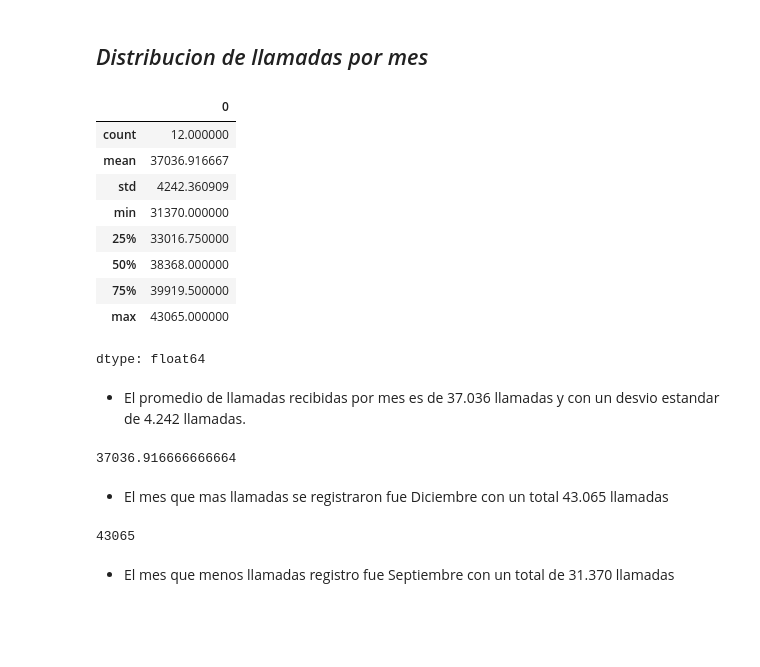
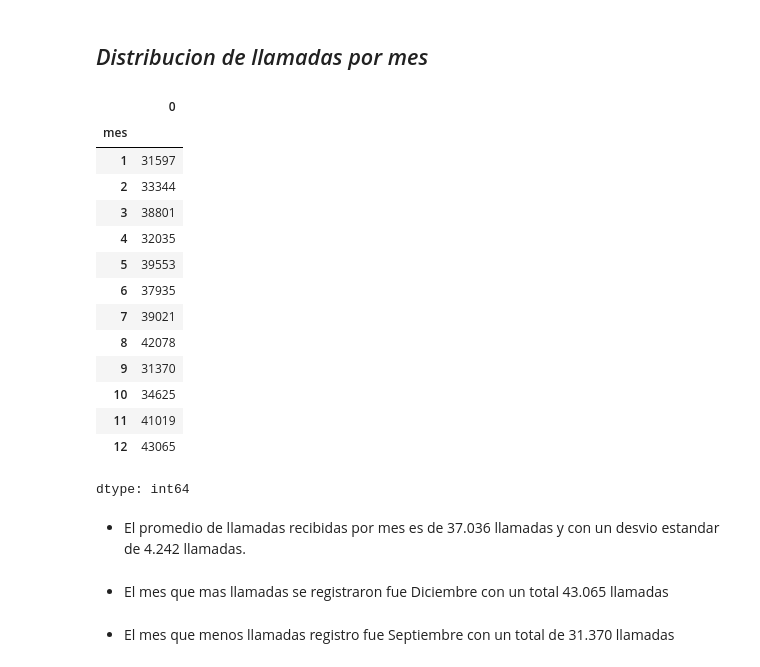
Before and after one commit to juangarcesco/metricas-call-canter, a Jupyter notebook: PRUEBA_CALL_CENTER.ipynb, the cells around one changed output. Cells and saved outputs as stored; diff of their text form; code cells hidden in the pictures; blank space fills up the shorter version.

```diff
--- a/PRUEBA_CALL_CENTER.ipynb
+++ b/PRUEBA_CALL_CENTER.ipynb
@@ -623,34 +528,32 @@ df
 # %% [markdown]
 ## *Distribucion de llamadas por mes*
-# %%
-# b. Calculamos la distribucion de llamadas por mes
-distribution_calls_mes = df.groupby('mes').size()
-
-distribution_calls_mes.describe()
-# %% [output]
-|  | 0 |
-| count | 12.000000 |
-| mean | 37036.916667 |
-| std | 4242.360909 |
-| min | 31370.000000 |
-| 25% | 33016.750000 |
-| 50% | 38368.000000 |
-| 75% | 39919.500000 |
-| max | 43065.000000 |
-dtype: float64
+# %%
+desglose_llamadas_por_mes = df.groupby('mes').size()
+desglose_llamadas_por_mes
+# %% [output]
+|  | 0 |
+| mes |  |
+| 1 | 31597 |
+| 2 | 33344 |
+| 3 | 38801 |
+| 4 | 32035 |
+| 5 | 39553 |
+| 6 | 37935 |
+| 7 | 39021 |
+| 8 | 42078 |
+| 9 | 31370 |
+| 10 | 34625 |
+| 11 | 41019 |
+| 12 | 43065 |
+dtype: int64
 # %% [markdown]
 * El promedio de llamadas recibidas por mes es de 37.036 llamadas y con un desvio estandar de 4.242 llamadas.
 # %%
-df['mes'].value_counts().mean()
+promedio_llamadas_por_mes= df['mes'].value_counts().mean()
-# %% [output]
-37036.916666666664
 # %% [markdown]
 * El mes que mas llamadas se registraron fue Diciembre con un total 43.065 llamadas
 # %%
-max=df['mes'].value_counts().max()
-max
+maximo_llamadas_por_mes=df['mes'].value_counts().max()
-# %% [output]
-43065
 # %% [markdown]
 * El mes que menos llamadas registro fue Septiembre con un total de 31.370 llamadas
 # %%
```
Also changed, not shown: parts of 110 cells of this notebook.
